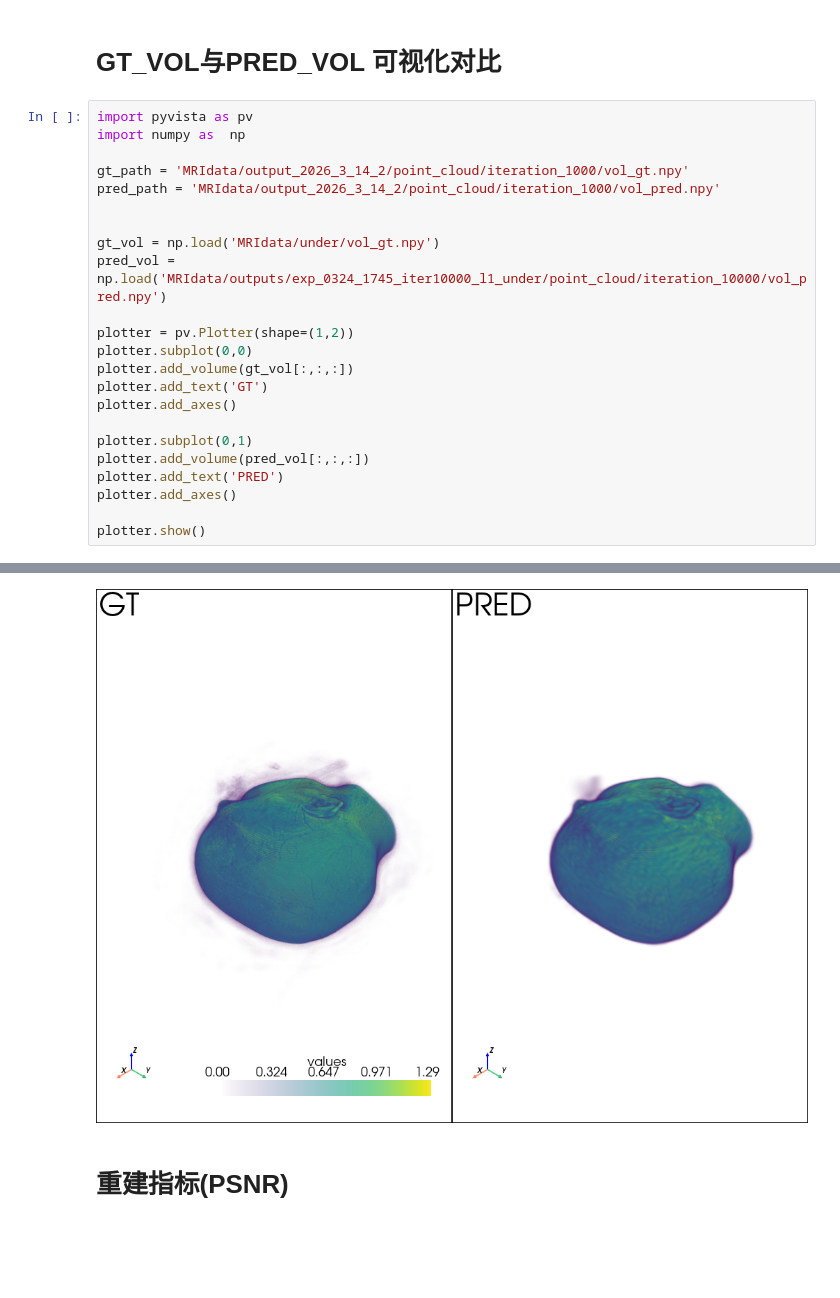
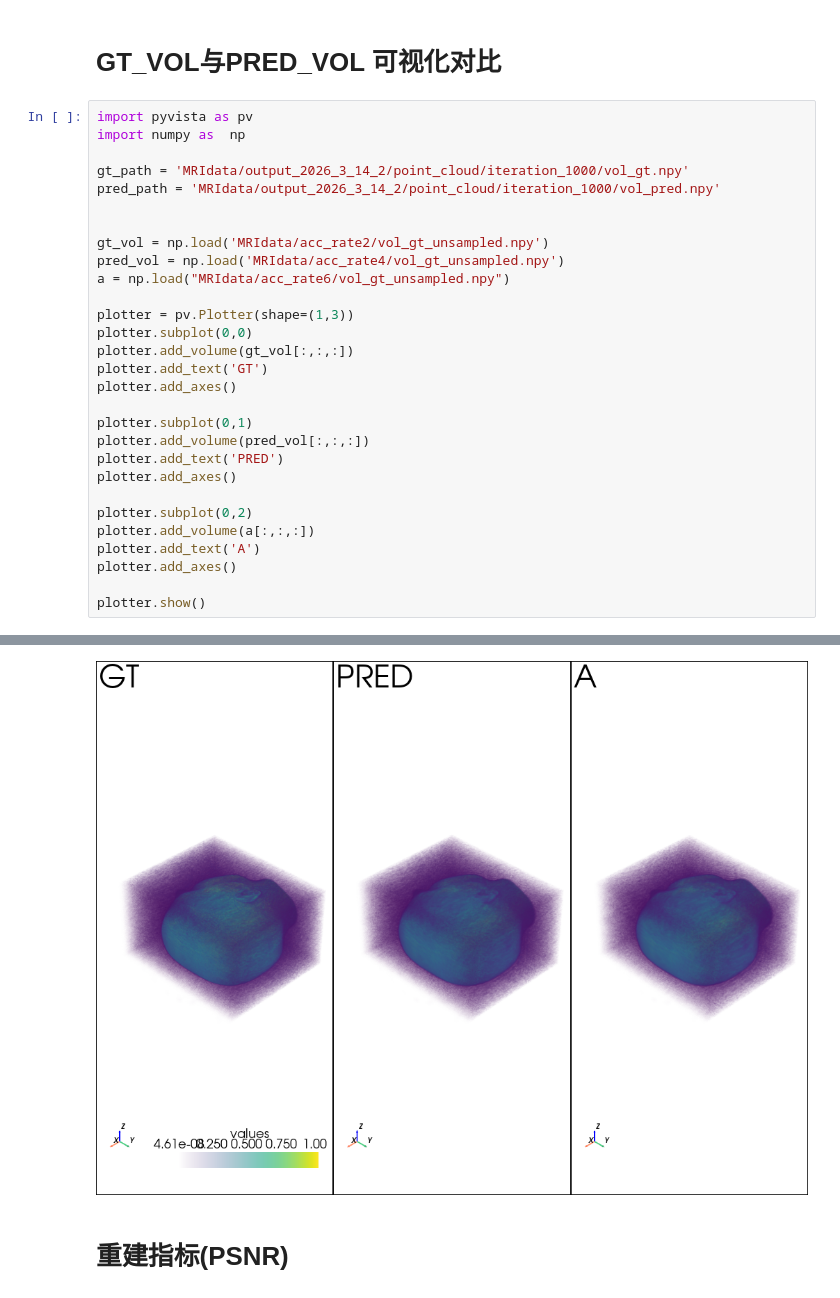
Before and after one commit to ccq0627/3DMRI-Reconstruction, a Jupyter notebook: test.ipynb, the cells around one changed output, grey strips where cells are left out. Saved outputs shown, nothing was run; the diff lists cells and outputs as text; blank space fills up the shorter version.

```diff
--- a/test.ipynb
+++ b/test.ipynb
@@ -8,10 +8,11 @@ gt_path = 'MRIdata/output_2026_3_14_2/point_cloud/iteration_1000/vol_gt.npy'
 pred_path = 'MRIdata/output_2026_3_14_2/point_cloud/iteration_1000/vol_pred.npy'
 
 
-gt_vol = np.load('MRIdata/under/vol_gt.npy')
-pred_vol = np.load('MRIdata/outputs/exp_0324_1745_iter10000_l1_under/point_cloud/iteration_10000/vol_pred.npy')
+gt_vol = np.load('MRIdata/acc_rate2/vol_gt_unsampled.npy')
+pred_vol = np.load('MRIdata/acc_rate4/vol_gt_unsampled.npy')
+a = np.load("MRIdata/acc_rate6/vol_gt_unsampled.npy")
 
-plotter = pv.Plotter(shape=(1,2))
+plotter = pv.Plotter(shape=(1,3))
 plotter.subplot(0,0)
 plotter.add_volume(gt_vol[:,:,:])
 plotter.add_text('GT')
@@ -22,5 +23,10 @@ plotter.add_volume(pred_vol[:,:,:])
 plotter.add_text('PRED')
 plotter.add_axes()
 
+plotter.subplot(0,2)
+plotter.add_volume(a[:,:,:])
+plotter.add_text('A')
+plotter.add_axes()
+
 plotter.show()
 # %% [output]
@@ -27,8 +35,8 @@ plotter.show()
 No module named 'trame'
 
 Falling back to a static output.
   warnings.warn(
-[figure, old version]
+[figure, new version]
 # %% [markdown]
 # 重建指标(PSNR)
 # %%
```
Also changed, not shown: parts of 5 cells of this notebook, 10 other files.
